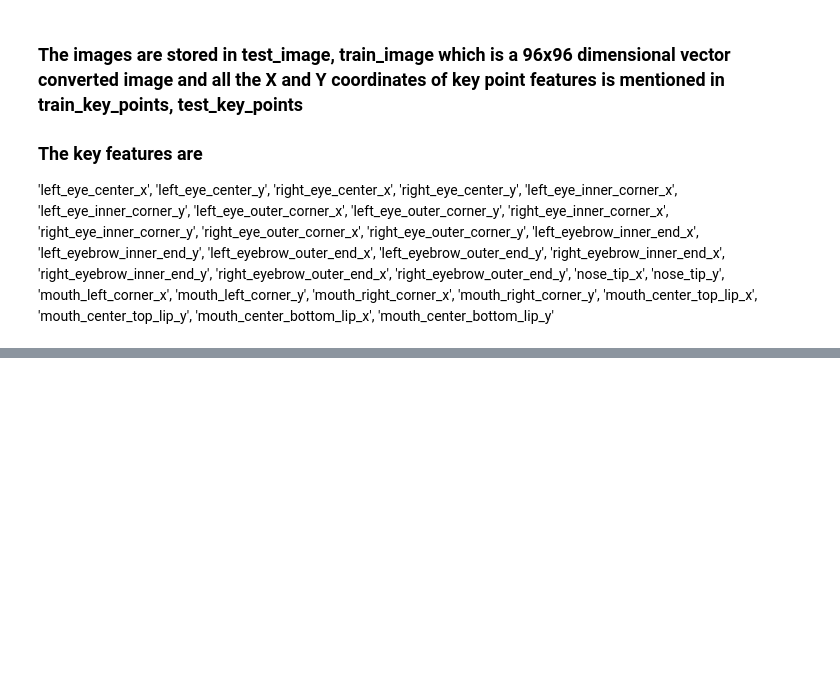
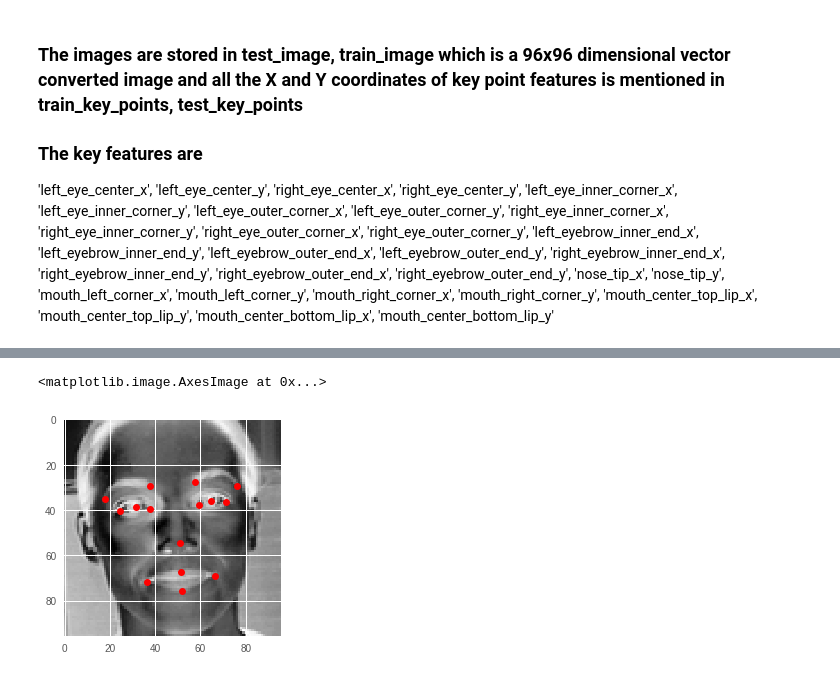
Before and after one commit to apuayush/facial_keypoint, a Jupyter notebook: Untitled.ipynb, the cells around one changed output, grey strips where cells are left out. Saved outputs shown, nothing was run; the diff lists cells and outputs as text; code cells hidden in the pictures; blank space fills up the shorter version.

```diff
--- a/Untitled.ipynb
+++ b/Untitled.ipynb
@@ -187,0 +301,14 @@ KeyboardInterrupt:
+# %%
+import random
+k = random.randint(0, train_images.shape[0])
+img = train_images[k]
+pre = model.predict(np.array([img]))
+pre = output_pipe.inverse_transform(pre).reshape(15,2)
+x = pre.T[0]
+y = pre.T[1]
+plt.figure()
+plt.plot(x,y, marker='o',linestyle='', color='r', label = "keypoints",)
+plt.imshow(img.reshape(96,96))
+# %% [output]
+<matplotlib.image.AxesImage at 0x...>
+[figure, added]
```
Also changed, not shown: parts of 19 cells of this notebook.
